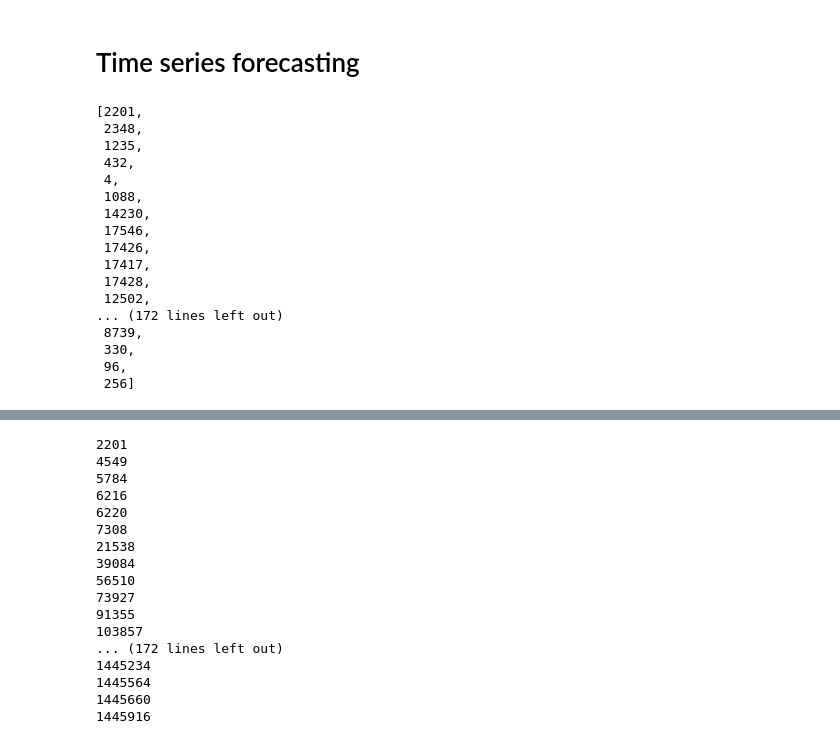
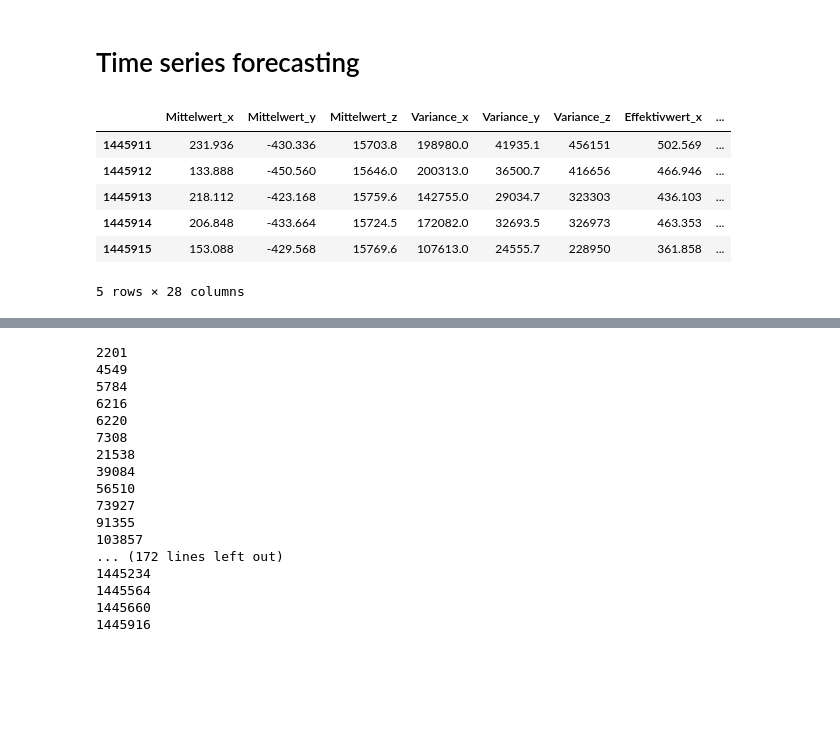
Before and after one commit to lian333/thesis, a Jupyter notebook: Dataanalyse/data_analyse.ipynb, the cells around one changed output, grey strips where cells are left out. Drawn from its saved outputs; the diff is of its cells as text; code cells hidden in the pictures; blank space fills up the shorter version.

```diff
--- a/Dataanalyse/data_analyse.ipynb
+++ b/Dataanalyse/data_analyse.ipynb
@@ -580,28 +578,15 @@ import matplotlib.pyplot as plt
 # %%
 df=pd.read_csv(r"D:\studydata\Masterarbeit\Data\all_data.csv")
 #drop the columns "ID" and "Schadensklasse" from the DataFrame
 df=df.drop(columns=["ID","Schadensklasse"])
 df.head()
 # use column "Timestamp" as the index of the DataFrame
 df['Timestamp'] = pd.to_datetime(df['Timestamp'], unit='s')
-df.head()
-length=[len(df[df['Timestamp']==time]) for time in np.unique(df['Timestamp'])]
-length
 # %% [output]
+|  | Mittelwert_x | Mittelwert_y | Mittelwert_z | Variance_x | Variance_y | Variance_z | Effektivwert_x | ... |
+| 1445911 | 231.936 | -430.336 | 15703.8 | 198980.0 | 41935.1 | 456151 | 502.569 | ... |
+| 1445912 | 133.888 | -450.560 | 15646.0 | 200313.0 | 36500.7 | 416656 | 466.946 | ... |
+| 1445913 | 218.112 | -423.168 | 15759.6 | 142755.0 | 29034.7 | 323303 | 436.103 | ... |
+| 1445914 | 206.848 | -433.664 | 15724.5 | 172082.0 | 32693.5 | 326973 | 463.353 | ... |
+| 1445915 | 153.088 | -429.568 | 15769.6 | 107613.0 | 24555.7 | 228950 | 361.858 | ... |
-[2201,
- 2348,
- 1235,
- 432,
- 4,
- 1088,
- 14230,
- 17546,
- 17426,
- 17417,
- 17428,
- 12502,
-... (172 lines left out)
- 8739,
- 330,
- 96,
- 256]
+5 rows × 28 columns
```
Also changed, not shown: parts of 19 cells of this notebook, 1 other file.
